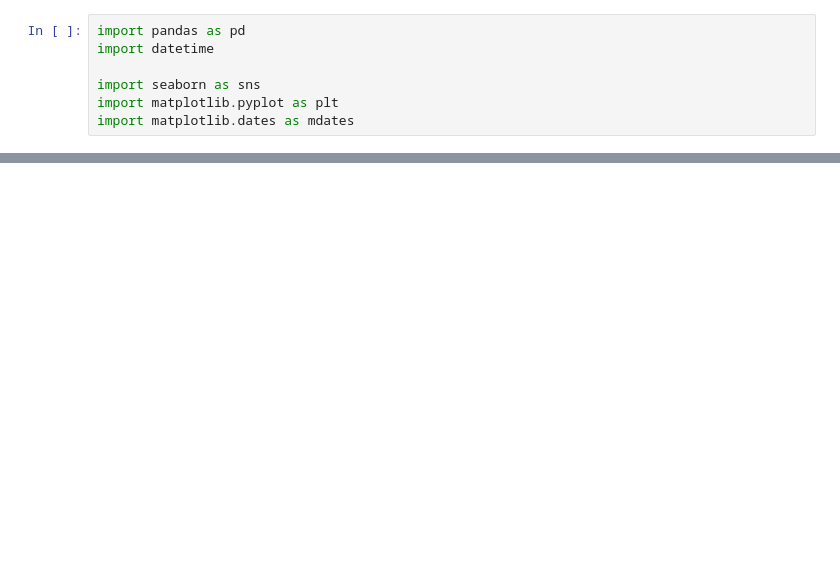
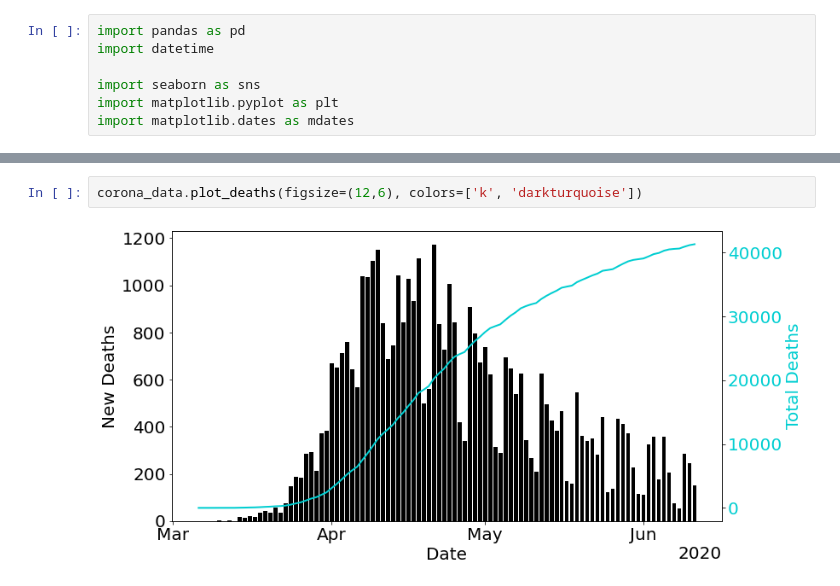
Before and after one commit to aricooperdavis/coronasaurus_NERCHackathonTwo_LearningFromLockdown, a Jupyter notebook: covid/Cases and Deaths.ipynb, the cells around one changed output, grey strips where cells are left out. Cells and saved outputs as stored; diff of their text form; blank space fills up the shorter version.

```diff
--- a/covid/Cases and Deaths.ipynb
+++ b/covid/Cases and Deaths.ipynb
@@ -74,0 +75,4 @@ plt.show()
+# %%
+corona_data.plot_deaths(figsize=(12,6), colors=['k', 'darkturquoise'])
+# %% [output]
+[figure, added]
```
Also changed, not shown: parts of 8 cells of this notebook, 2 other files.
